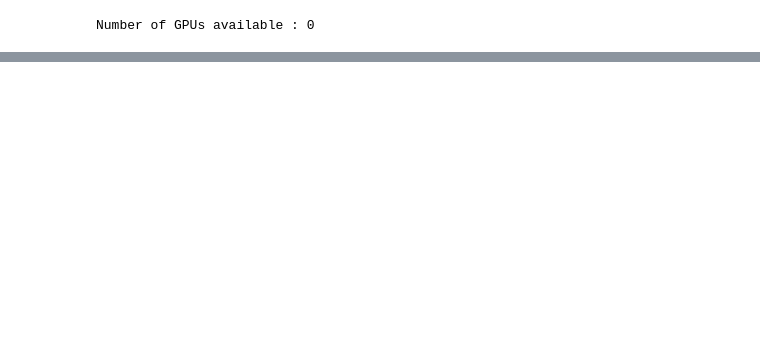
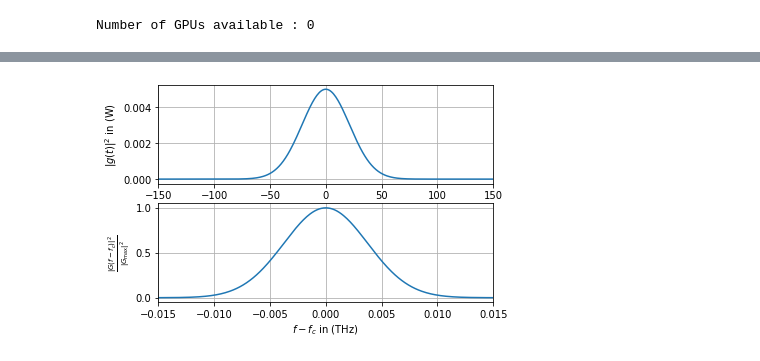
Before and after one commit to NVlabs/sionna, a Jupyter notebook: examples/Optical_Lumped_Amplification_Channel.ipynb, the cells around one changed output, grey strips where cells are left out. Drawn from its saved outputs; the diff is of its cells as text; code cells hidden in the pictures; blank space fills up the shorter version.

```diff
--- a/examples/Optical_Lumped_Amplification_Channel.ipynb
+++ b/examples/Optical_Lumped_Amplification_Channel.ipynb
@@ -161,0 +71,46 @@ plt.show()
+# %%
+# Simulation parameters
+dtype = tf.complex128 # Simulation accuracy (double)
+t_sim = int(1e4)  # (ps) Simulation time window
+n_sim = int(1e4)  # (1) Number of simulation samples
+
+# Impulse parameters
+p_0 = 5e-3  # (W) Peak power of the Gaussian pulse
+t_0 = 50  # (ps) Norm. temporal scaling of the Gaussian pulse
+
+# Support
+dt = t_sim / n_sim  # (s) sample duration
+t, f = utils.time_frequency_vector(
+    n_sim, dt, dtype=dtype.real_dtype)  # (s), (Hz) Time and frequency vector
+
+# Generate Gaussian impulse
+g_0 = np.sqrt(p_0 * 2**(-((2.0*t / t_0) ** 2.0)))
+g_0 = tf.cast(g_0, dtype=dtype)
+G_0 = tf.signal.fftshift(
+    tf.abs(
+        tf.cast(dt, dtype) *
+        tf.signal.fft(g_0) /
+        tf.cast(tf.math.sqrt(2 * np.pi), dtype)
+    ) ** 2
+)
+# %%
+fig, (ax1, ax2) = plt.subplots(2, 1)
+
+ax1.plot(t.numpy().flatten(), np.abs(g_0.numpy().flatten())**2, '-')
+ax1.set_xlim(-150, 150)
+ax1.set_xlabel(r"$t$ in (ps)")
+ax1.set_ylabel(r"$|g(t)|^2$ in (W)")
+ax1.grid()
+
+ax2.plot(
+    f.numpy().flatten(),
+    (G_0.numpy().flatten())/np.max(G_0.numpy().flatten()),
+    '-')
+ax2.set_xlim(-0.015, 0.015)
+ax2.set_xlabel(r"$f-f_c$ in (THz)")
+ax2.set_ylabel(r"$\frac{|G(f-f_c)|^2}{|G_\mathrm{max}|^2}$")
+ax2.grid()
+
+plt.show()
+# %% [output]
+[figure, added]
```
Also changed, not shown: parts of 54 cells of this notebook, 3 other files.
